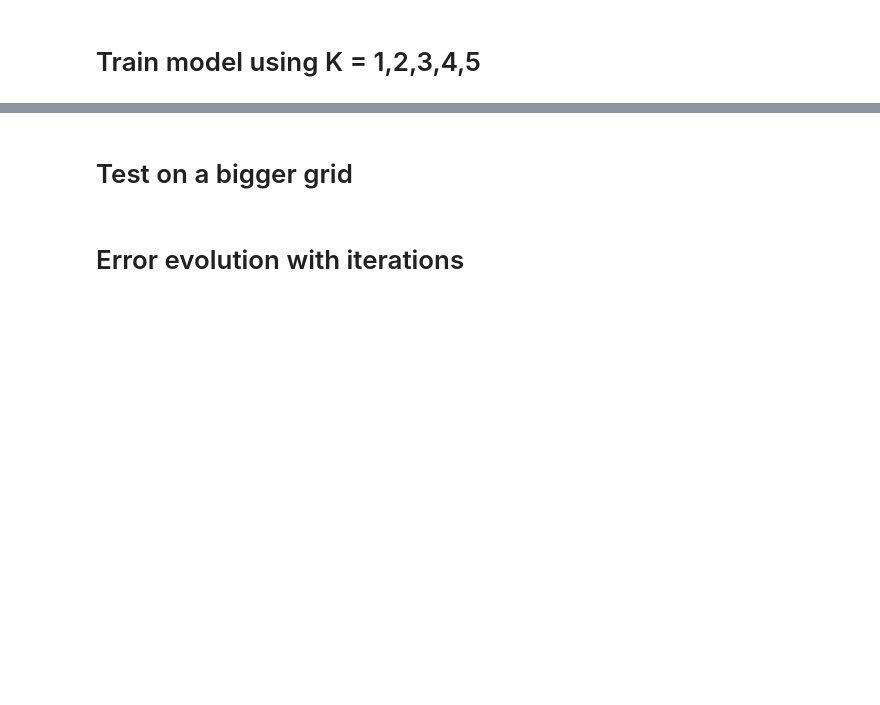
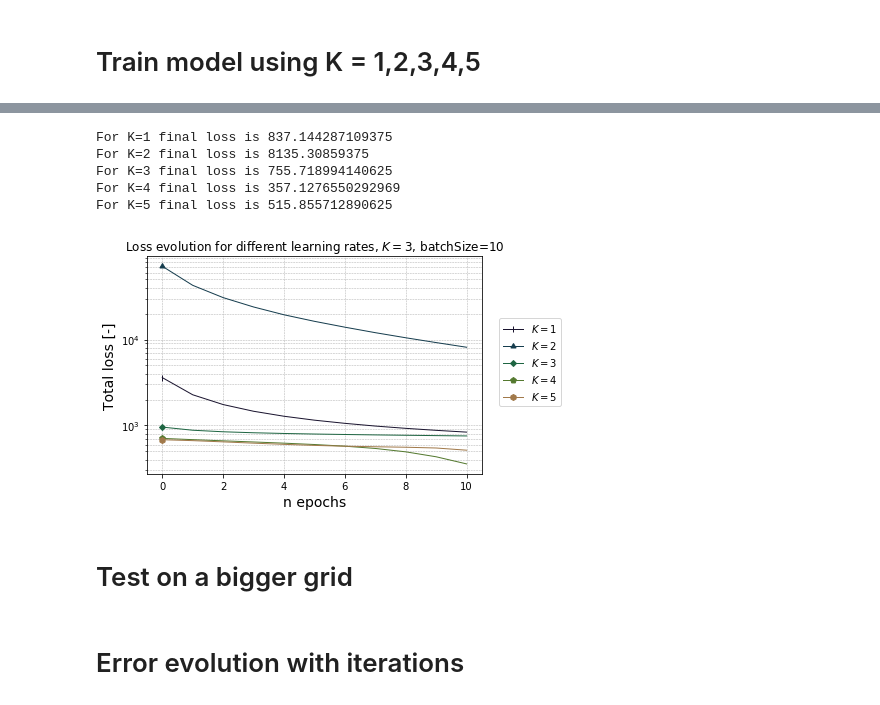
Before and after one commit to francescobardi/pde_solver_deep_learned, a Jupyter notebook: nnpde/main.ipynb, the cells around one changed output, grey strips where cells are left out. Drawn from its saved outputs; the diff is of its cells as text; code cells hidden in the pictures; blank space fills up the shorter version.

```diff
--- a/nnpde/main.ipynb
+++ b/nnpde/main.ipynb
@@ -92,10 +161,7 @@ plt.show()
 # %%
 reload(M)
 
-max_epochs = 200
-batch_size = 10
-models = [M.JacobyWithConv(max_epochs=max_epochs, batch_size=batch_size, optimizer="Adadelta", nb_layers=nb_layers)
-          for nb_layers in [1,2,3,4,5]]
+params = {**base_parameters, **{'max_epochs': 200, 'optimizer': 'Adadelta'}}
+models = grid_search_wrapper(params, {'nb_layers': range(1, 6)})
 
-for model in models:
-    model.fit(problem_instances)
+#models = [M.JacobyWithConv(**{**params, 'nb_layers': nb_layers}).fit(problem_instances) for nb_layers in [1,2,3,4,5]]
@@ -102,31 +189,38 @@ for model in models:
 # %%
 # Colors for plotting
 color_map = plt.get_cmap('cubehelix')
 colors = color_map(np.linspace(0.1, 1, 10))
 
 # Initilize figure
 comparison_K_fig = plt.figure()
 
 # Plot SGD
 i = 0
 for model in models[:]:
     n_epoch = np.arange(np.shape(model.losses)[0])
     plt.semilogy(n_epoch, model.losses, color=colors[i], linewidth=1, linestyle="-", marker=(i+2, 0, 0), markevery=100, label = '$K= {0} $'.format(model.nb_layers))
     print("For K={0} final loss is {1}".format(model.nb_layers, model.losses[-1]))
     i += 1
 
 # Additional settings
 plt.legend(bbox_to_anchor=(1.05, 0.31), loc=3, borderaxespad=0.)
 plt.xlabel('n epochs', fontsize=14)
 plt.ylabel('Total loss [-]', fontsize=14)
-plt.xlim([0, max_epochs])
-plt.ylim([0, 800])
+#plt.xlim([0, max_epochs])
+#plt.ylim([0, 800])
 plt.title('Loss evolution for different learning rates, $K=3$, batchSize=10')
 plt.grid(True, which = "both", linewidth = 0.5,  linestyle = "--")
 
 #hyper_fig.savefig('../report/fig/comparison_K.eps', bbox_inches='tight')
 plt.draw()
 plt.show()
+# %% [output]
+For K=1 final loss is 837.144287109375
+For K=2 final loss is 8135.30859375
+For K=3 final loss is 755.718994140625
+For K=4 final loss is 357.1276550292969
+For K=5 final loss is 515.855712890625
+[figure, added]
 # %%
 models[1].max_epochs = 300
 models[1].fit(problem_instances)
```
Also changed, not shown: parts of 13 cells of this notebook, 15 other files.
